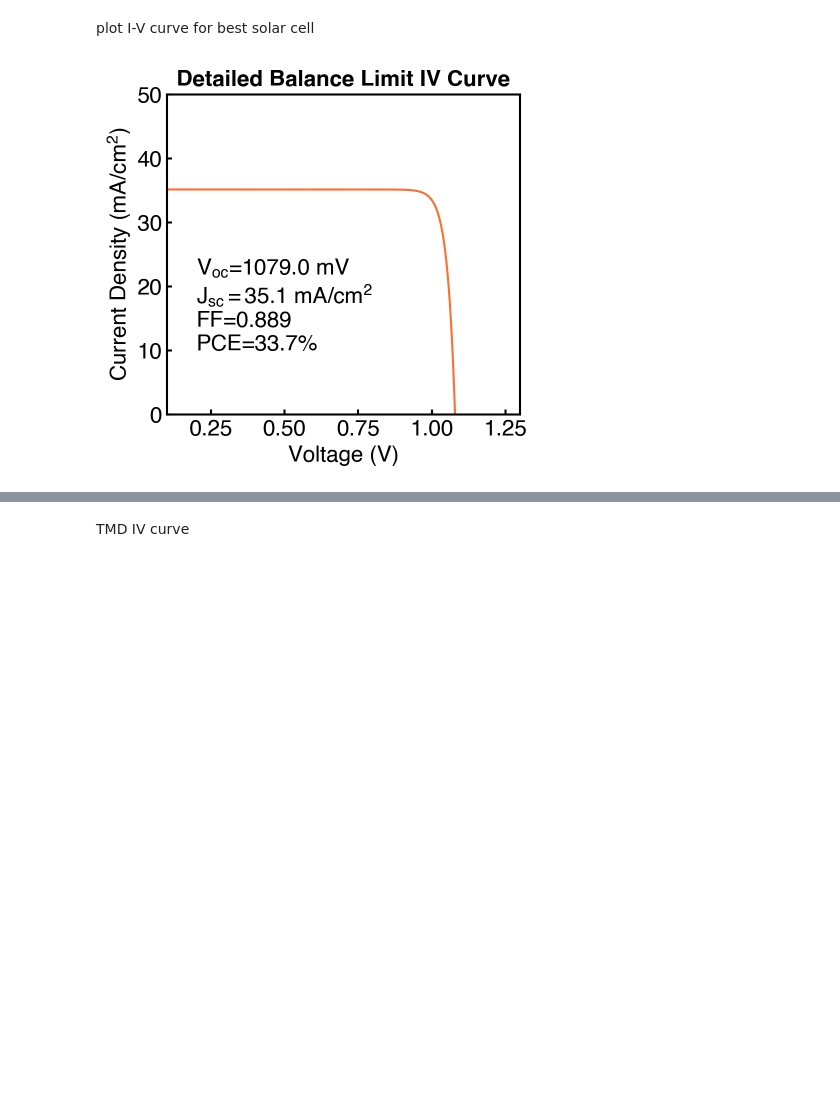
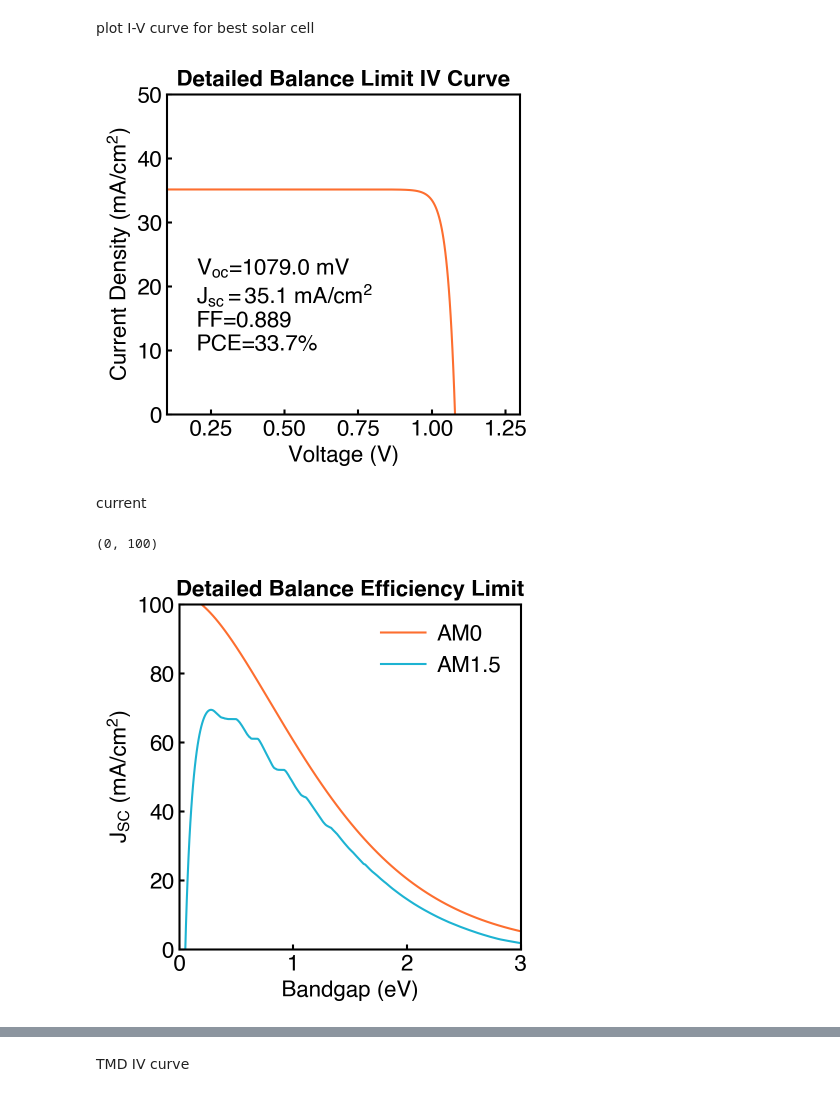
Before and after one commit to corawent/fundamentals, a Jupyter notebook: sqlimit.ipynb, the cells around one changed output, grey strips where cells are left out. Drawn from its saved outputs; the diff is of its cells as text; code cells hidden in the pictures; blank space fills up the shorter version.

Commit message:
updates for thesis
includes REPEAT modeling, blackbody spectrum, and more

```diff
--- a/sqlimit.ipynb
+++ b/sqlimit.ipynb
@@ -61,9 +65,13 @@ for eg in egs:
 
     bb_s=2*omega_s/(h**3*c**2)*e**2/(np.exp(e/(k*t_s))-1) #bb radiation from sun, photons/(m^2*s)
     jsc=q*trapz(bb_s,e) #C/(m^2*s) = A/m^2
+    jsc_am0[i]=jsc
 
     j=-(j0*(np.exp(v/(k*t_c))-1)-jsc) #just need v b/c k is in eV/K
     #j=-(j0*(np.exp(v/(k*T_c)))-jsc) #no real difference
+
+    voc=k*t_c*np.log(jsc/j0+1)
+    voc_am0[i]=voc
 
     pmax=np.max(j*v)
     eff_am0[i]=pmax/pinc_am0
@@ -83,6 +91,8 @@ g=interp1d(ev,am1p5,fill_value="extrapolate")
 
 #initialize efficiency
 eff_am1p5=np.zeros(len(egs))
+jsc_am1p5=np.zeros(len(egs))
+voc_am1p5=np.zeros(len(egs))
 # %% [markdown]
 run over bandgaps, find max efficiency
 # %%
@@ -96,16 +106,20 @@ for eg in egs:
     bb_c=2*omega_c/(h**3*c**2)*e**2/(np.exp(e/(k*t_c))-1) #bb radiation from cell, photons/(m^2*s)
     j0=q*trapz(bb_c,e) #C/(m^2*s) = A/m^2
 
-    rad_s=g(e)/(q*e) #bb radiation from sun, photons/(m^2*s)
+    rad_s=g(e)/(q*e) #solar spectrum radiation from sun, photons/(m^2*s)
     jsc=q*trapz(rad_s,e) #C/(m^2*s) = A/m^2
+    jsc_am1p5[i]=jsc
 
     j=-(j0*(np.exp(v/(k*t_c))-1)-jsc) #just need v b/c k is in eV/K
-    #j=-(j0*(np.exp(v/(k*T_c)))-jsc) #no real difference
+    #j=-(j0*(np.exp(v/(k*t_c)))-jsc) #no real difference
+
+    voc=k*t_c*np.log(jsc/j0+1)
+    voc_am1p5[i]=voc
 
     pmax=np.max(j*v)
     eff_am1p5[i]=pmax/pinc_am1p5
 
-    if eg==1.337: #save I-V data for best device
+    if eg==1.337: #save I-V data for best device 1.337
         jmax=j
         vmax=v
 
@@ -167,3 +183,19 @@ ax.text(0.2,10,ivdata);
 fig.savefig('idealIV')
 # %% [output]
 [figure]
+# %% [markdown]
+current
+# %%
+fig,ax=plt.subplots()
+ax.plot(egs,jsc_am0*0.1,label='AM0')
+ax.plot(egs,jsc_am1p5*0.1,label='AM1.5')
+ax.set_xlabel("Bandgap (eV)")
+ax.set_ylabel("$J_{SC}$ ($mA/cm^2$)")
+ax.legend(loc="upper right")
+ax.set_title('Detailed Balance Efficiency Limit')
+ax.set_xlim([0,3])
+ax.set_ylim([0,100])
+#fig.savefig('sqlimit')
+# %% [output]
+(0, 100)
+[figure, added]
```
Also changed, not shown: parts of 8 cells of this notebook, 40 other files.
